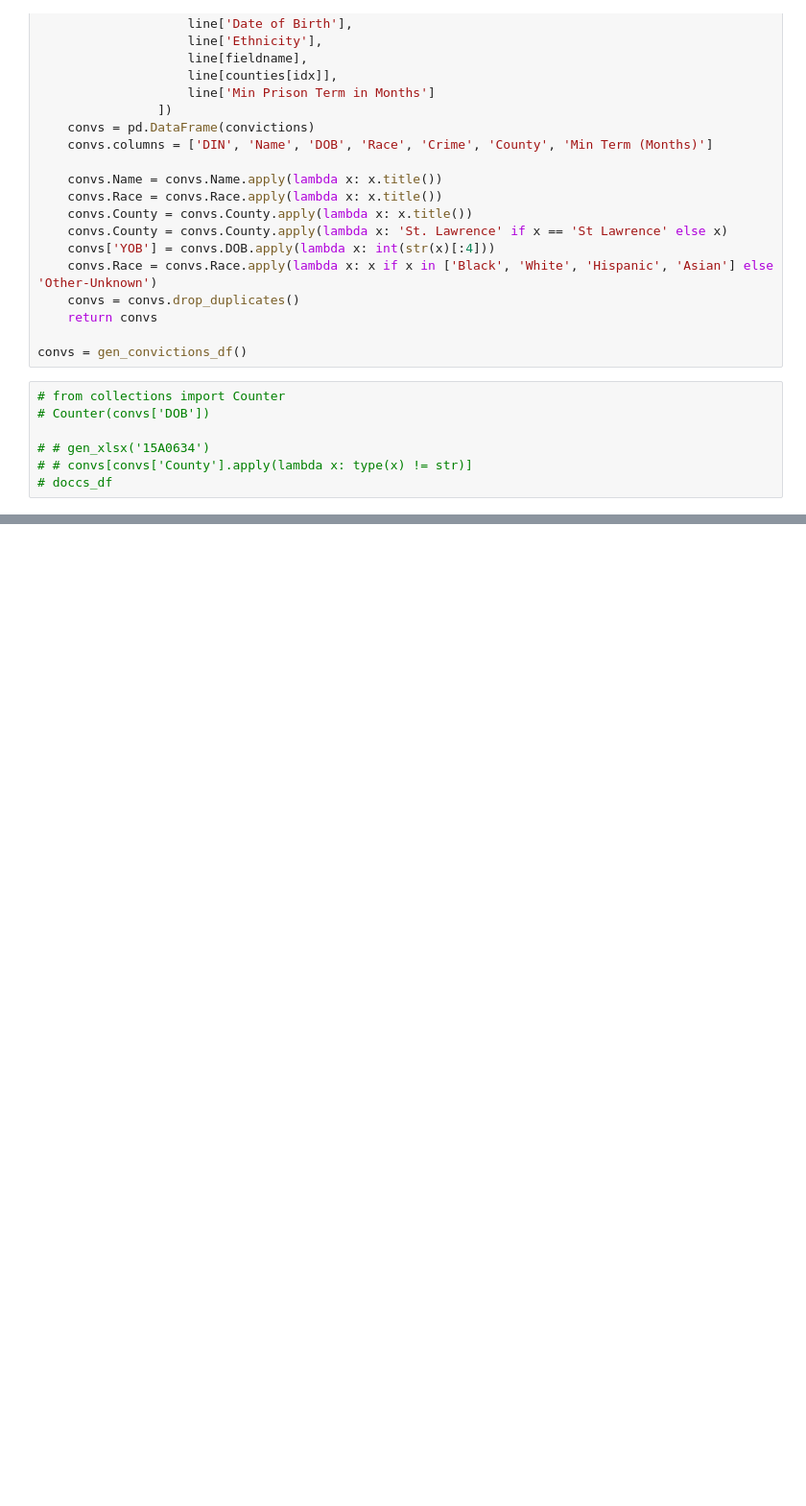
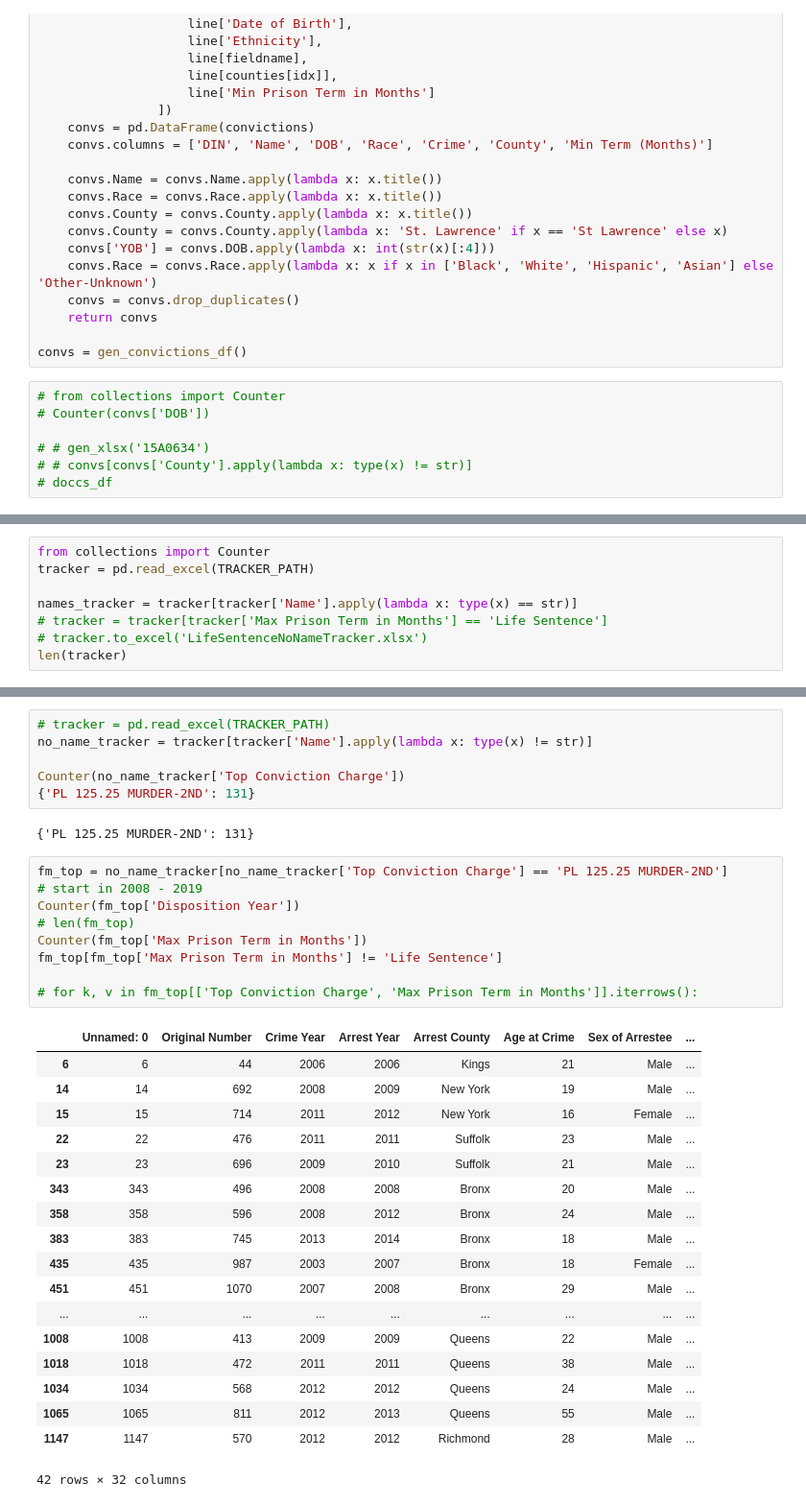
Before and after one commit to veryeli/felony-murder, a Jupyter notebook: Development.ipynb, the cells around one changed output, grey strips where cells are left out. Shown at 96% size. Cells and saved outputs as stored; diff of their text form; blank space fills up the shorter version.

```diff
--- a/Development.ipynb
+++ b/Development.ipynb
@@ -143,0 +111,8 @@ Name: Disposition Outcome, Length: 1232, dtype: bool
+# %%
+from collections import Counter
+tracker = pd.read_excel(TRACKER_PATH)
+
+names_tracker = tracker[tracker['Name'].apply(lambda x: type(x) == str)]
+# tracker = tracker[tracker['Max Prison Term in Months'] == 'Life Sentence']
+# tracker.to_excel('LifeSentenceNoNameTracker.xlsx')
+len(tracker)
@@ -143,0 +149,36 @@ Name: Disposition Outcome, Length: 1232, dtype: bool
+# %%
+# tracker = pd.read_excel(TRACKER_PATH)
+no_name_tracker = tracker[tracker['Name'].apply(lambda x: type(x) != str)]
+
+Counter(no_name_tracker['Top Conviction Charge'])
+{'PL 125.25 MURDER-2ND': 131}
+# %% [output]
+{'PL 125.25 MURDER-2ND': 131}
+# %%
+fm_top = no_name_tracker[no_name_tracker['Top Conviction Charge'] == 'PL 125.25 MURDER-2ND']
+# start in 2008 - 2019
+Counter(fm_top['Disposition Year'])
+# len(fm_top)
+Counter(fm_top['Max Prison Term in Months'])
+fm_top[fm_top['Max Prison Term in Months'] != 'Life Sentence']
+
+# for k, v in fm_top[['Top Conviction Charge', 'Max Prison Term in Months']].iterrows():
+# %% [output]
+|  | Unnamed: 0 | Original Number | Crime Year | Arrest Year | Arrest County | Age at Crime | Sex of Arrestee | ... |
+| 6 | 6 | 44 | 2006 | 2006 | Kings | 21 | Male | ... |
+| 14 | 14 | 692 | 2008 | 2009 | New York | 19 | Male | ... |
+| 15 | 15 | 714 | 2011 | 2012 | New York | 16 | Female | ... |
+| 22 | 22 | 476 | 2011 | 2011 | Suffolk | 23 | Male | ... |
+| 23 | 23 | 696 | 2009 | 2010 | Suffolk | 21 | Male | ... |
+| 343 | 343 | 496 | 2008 | 2008 | Bronx | 20 | Male | ... |
+| 358 | 358 | 596 | 2008 | 2012 | Bronx | 24 | Male | ... |
+| 383 | 383 | 745 | 2013 | 2014 | Bronx | 18 | Male | ... |
+| 435 | 435 | 987 | 2003 | 2007 | Bronx | 18 | Female | ... |
+| 451 | 451 | 1070 | 2007 | 2008 | Bronx | 29 | Male | ... |
+| ... | ... | ... | ... | ... | ... | ... | ... | ... |
+| 1008 | 1008 | 413 | 2009 | 2009 | Queens | 22 | Male | ... |
+| 1018 | 1018 | 472 | 2011 | 2011 | Queens | 38 | Male | ... |
+| 1034 | 1034 | 568 | 2012 | 2012 | Queens | 24 | Male | ... |
+| 1065 | 1065 | 811 | 2012 | 2013 | Queens | 55 | Male | ... |
+| 1147 | 1147 | 570 | 2012 | 2012 | Richmond | 28 | Male | ... |
+42 rows × 32 columns
```
Also changed, not shown: parts of 11 cells of this notebook, 3 other files.
